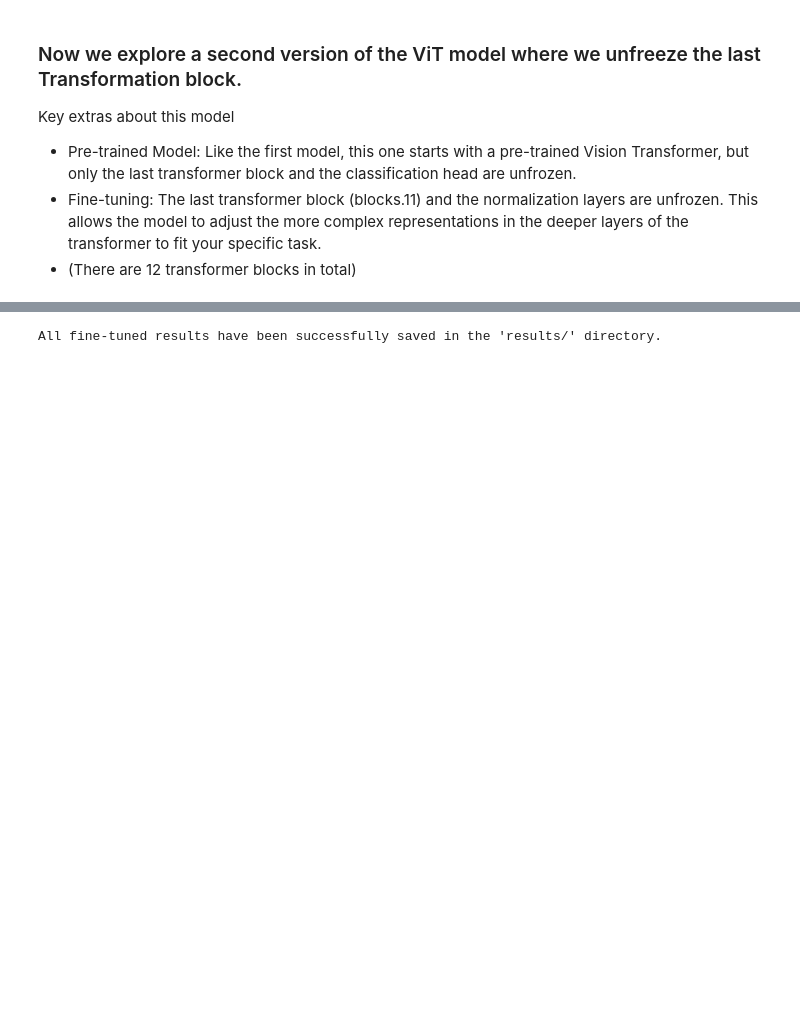
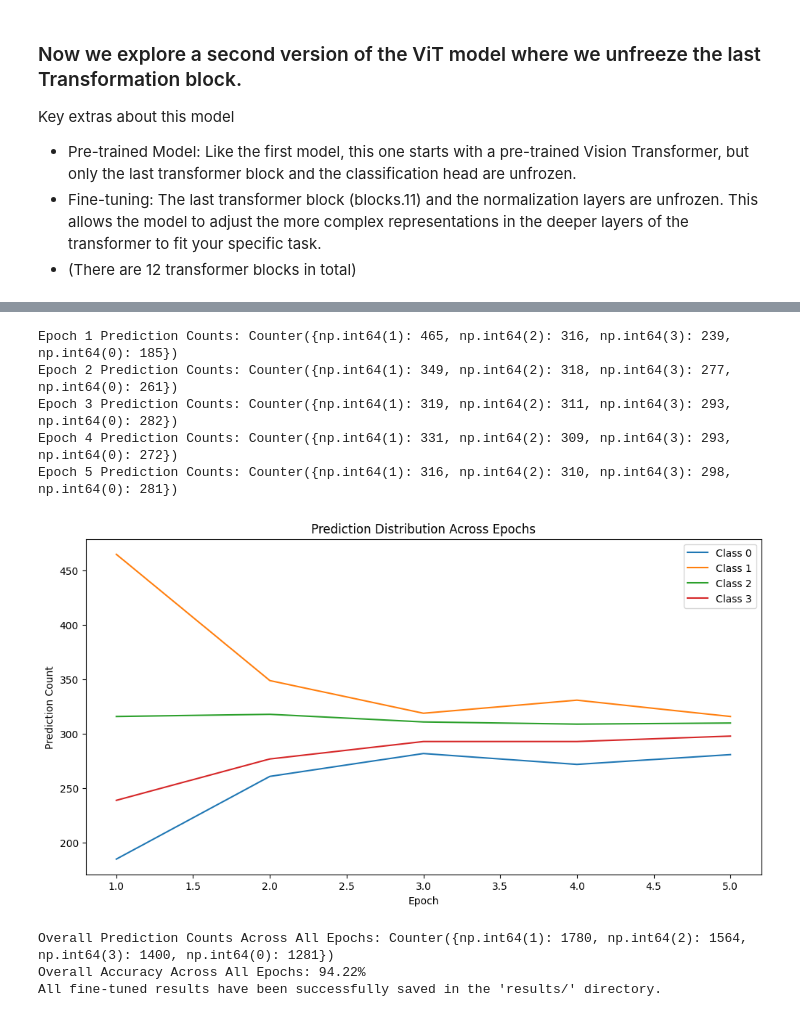
Before and after one commit to bengriffin3/brainnet-medical-imaging, a Jupyter notebook: notebooks/03_model_comparisons.ipynb, the cells around one changed output, grey strips where cells are left out. Drawn from its saved outputs; the diff is of its cells as text; code cells hidden in the pictures; blank space fills up the shorter version.

```diff
--- a/notebooks/03_model_comparisons.ipynb
+++ b/notebooks/03_model_comparisons.ipynb
@@ -239,19 +432,27 @@ VisionTransformer(
 # %%
 # Analyse and save results
 analyze_predictions(vit_ft_all_predictions, vit_ft_all_true_labels)
 
 # Save the lists as numpy arrays for easy reloading
-np.save('results/vit_ft_train_loss_list.npy', np.array(train_loss_list))
-np.save('results/vit_ft_val_loss_list.npy', np.array(test_loss_list))
-np.save('results/vit_ft_accuracy_list.npy', np.array(accuracy_list))
+np.save('results/vit_ft_train_loss_list.npy', np.array(vit_ft_train_loss_list))
+np.save('results/vit_ft_test_loss_list.npy', np.array(vit_ft_test_loss_list))
+np.save('results/vit_ft_accuracy_list.npy', np.array(vit_ft_accuracy_list))
 
 # Save predictions and true labels as pickle files (more efficient for storing lists of lists)
 with open('results/vit_ft_all_predictions.pkl', 'wb') as f:
     pickle.dump(vit_ft_all_predictions, f)
 
 with open('results/vit_ft_all_true_labels.pkl', 'wb') as f:
     pickle.dump(vit_ft_all_true_labels, f)
 
 print("All fine-tuned results have been successfully saved in the 'results/' directory.")
 # %% [output]
-All fine-tuned results have been successfully saved in the 'results/' directory.
+Epoch 1 Prediction Counts: Counter({np.int64(1): 465, np.int64(2): 316, np.int64(3): 239, np.int64(0): 185})
+Epoch 2 Prediction Counts: Counter({np.int64(1): 349, np.int64(2): 318, np.int64(3): 277, np.int64(0): 261})
+Epoch 3 Prediction Counts: Counter({np.int64(1): 319, np.int64(2): 311, np.int64(3): 293, np.int64(0): 282})
+Epoch 4 Prediction Counts: Counter({np.int64(1): 331, np.int64(2): 309, np.int64(3): 293, np.int64(0): 272})
+Epoch 5 Prediction Counts: Counter({np.int64(1): 316, np.int64(2): 310, np.int64(3): 298, np.int64(0): 281})
+[figure, added]
+Overall Prediction Counts Across All Epochs: Counter({np.int64(1): 1780, np.int64(2): 1564, np.int64(3): 1400, np.int64(0): 1281})
+Overall Accuracy Across All Epochs: 94.22%
+All fine-tuned results have been successfully saved in the 'results/' directory.
```
Also changed, not shown: parts of 15 cells of this notebook.
